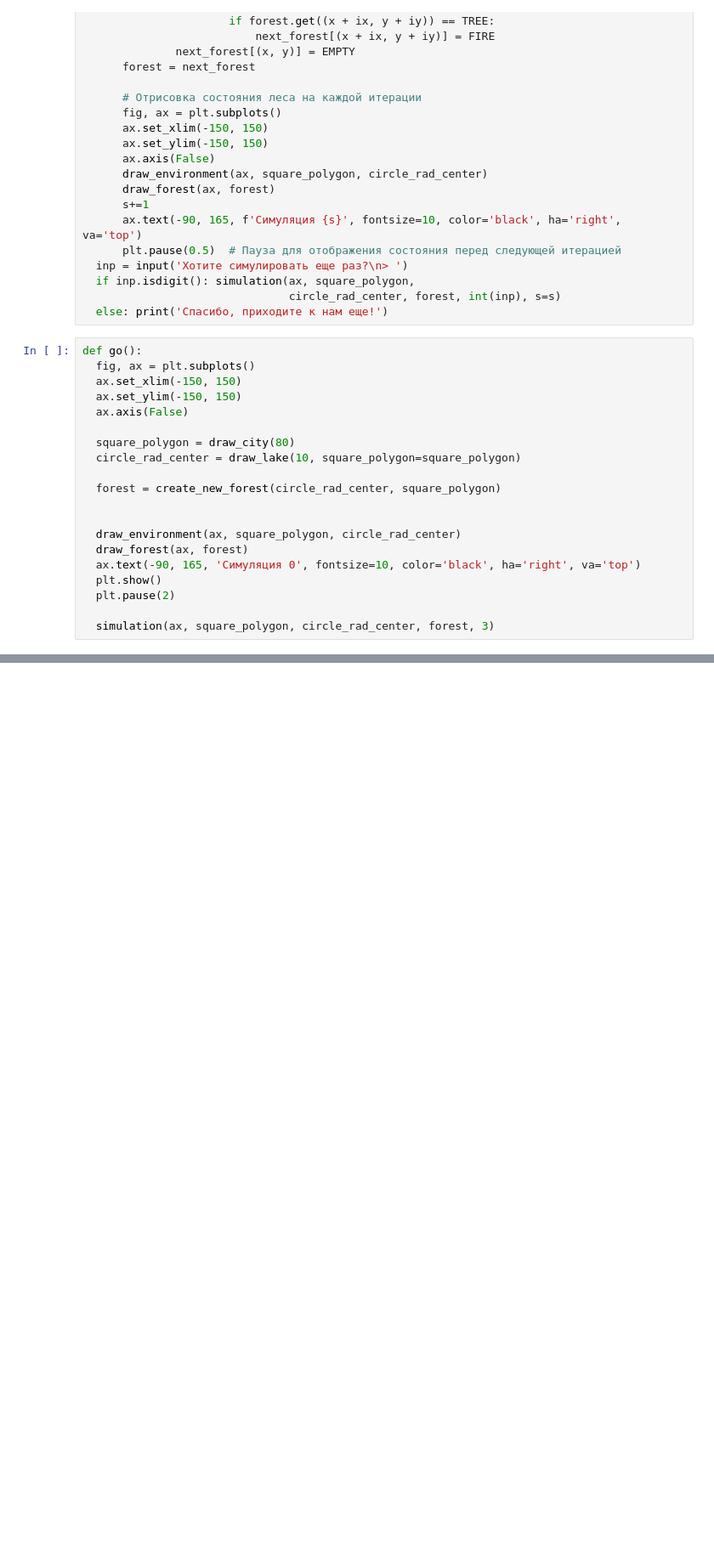
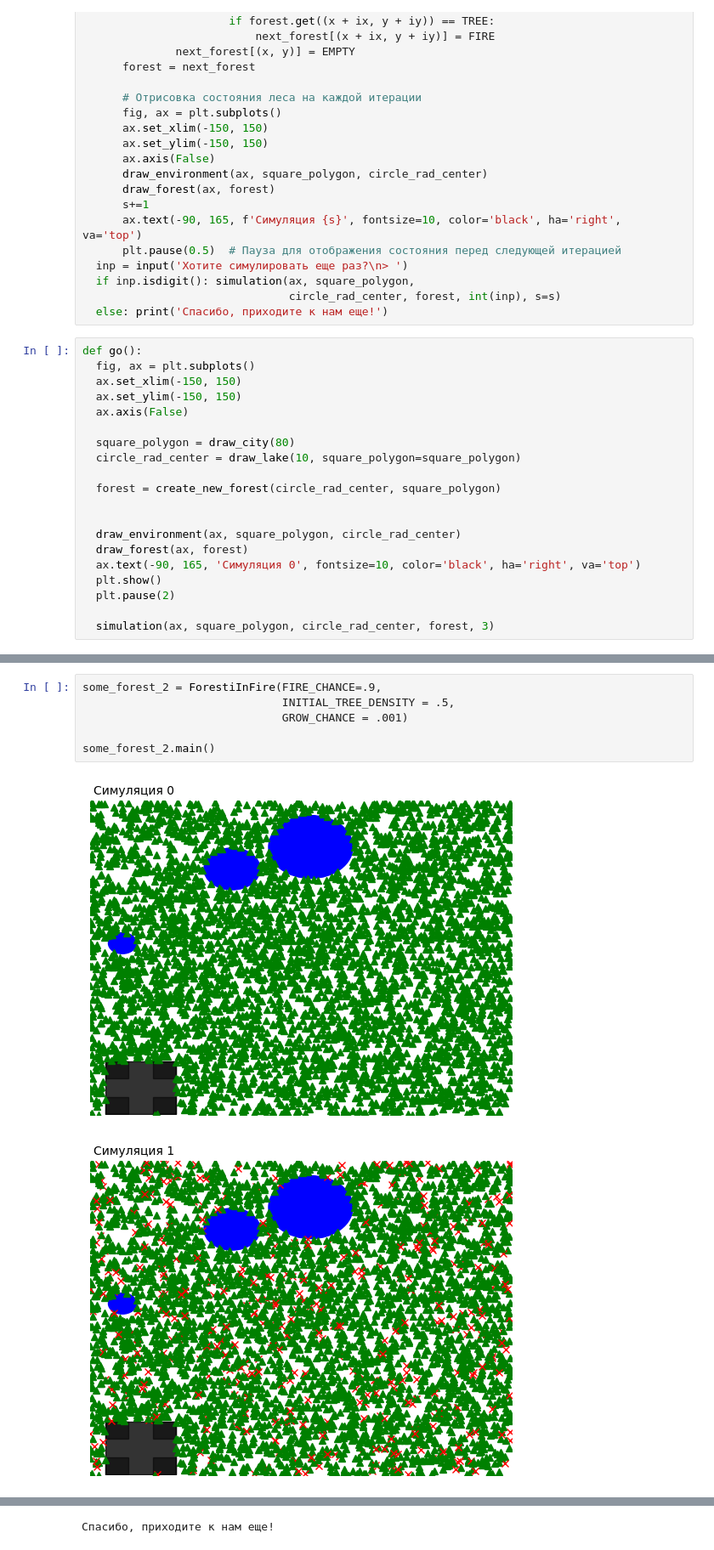
Before and after one commit to KirillCKO/PetProjects, a Jupyter notebook: OtherProjects/micro_projects.ipynb, the cells around one changed output, grey strips where cells are left out. Shown at 85% size. Drawn from its saved outputs; the diff is of its cells as text; blank space fills up the shorter version.

```diff
--- a/OtherProjects/micro_projects.ipynb
+++ b/OtherProjects/micro_projects.ipynb
@@ -575,0 +835,9 @@ go()
+# %%
+some_forest_2 = ForestiInFire(FIRE_CHANCE=.9,
+                              INITIAL_TREE_DENSITY = .5,
+                              GROW_CHANCE = .001)
+
+some_forest_2.main()
+# %% [output]
+[figure, added]
+[figure, added]
@@ -575,0 +846 @@ go()
+Спасибо, приходите к нам еще!
```
Also changed, not shown: parts of 9 cells of this notebook.
